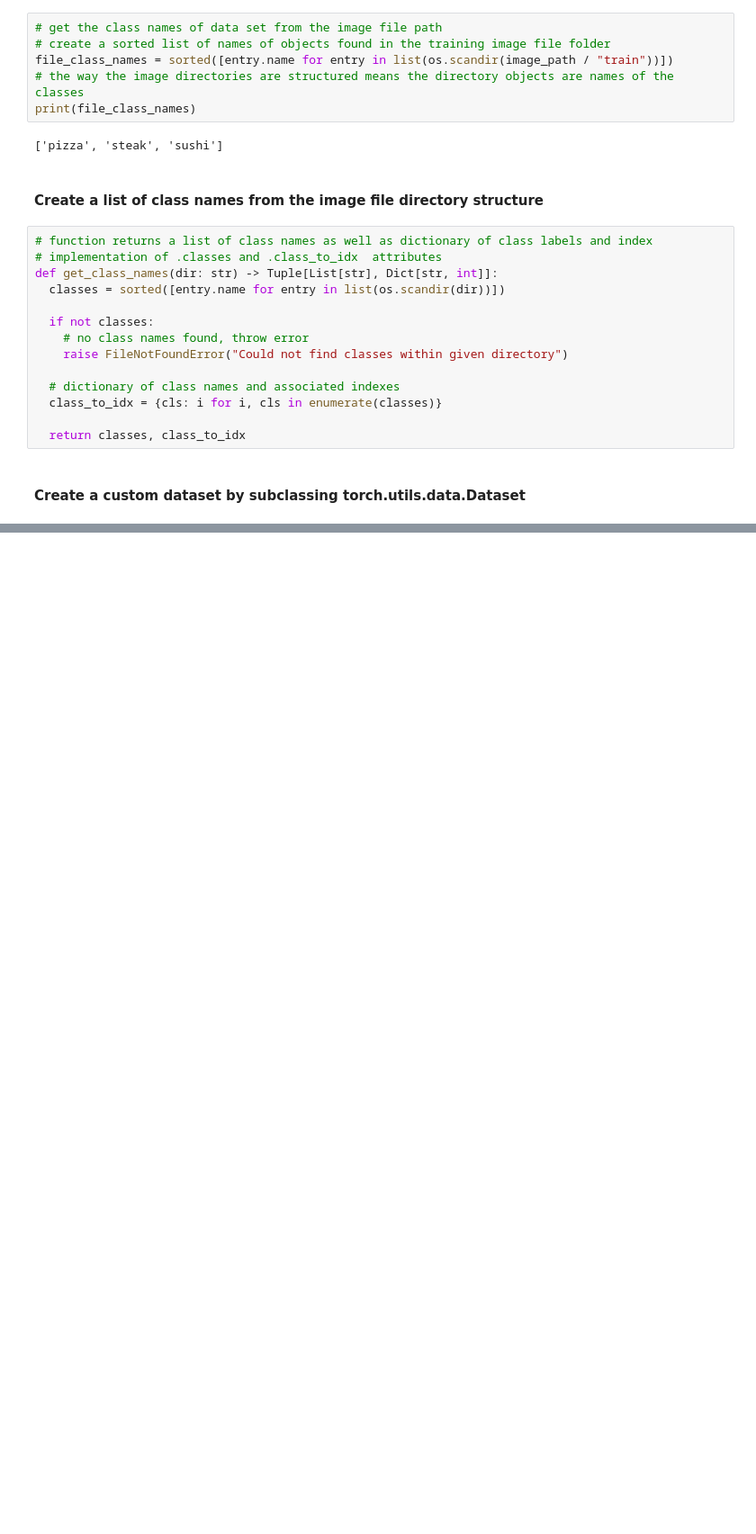
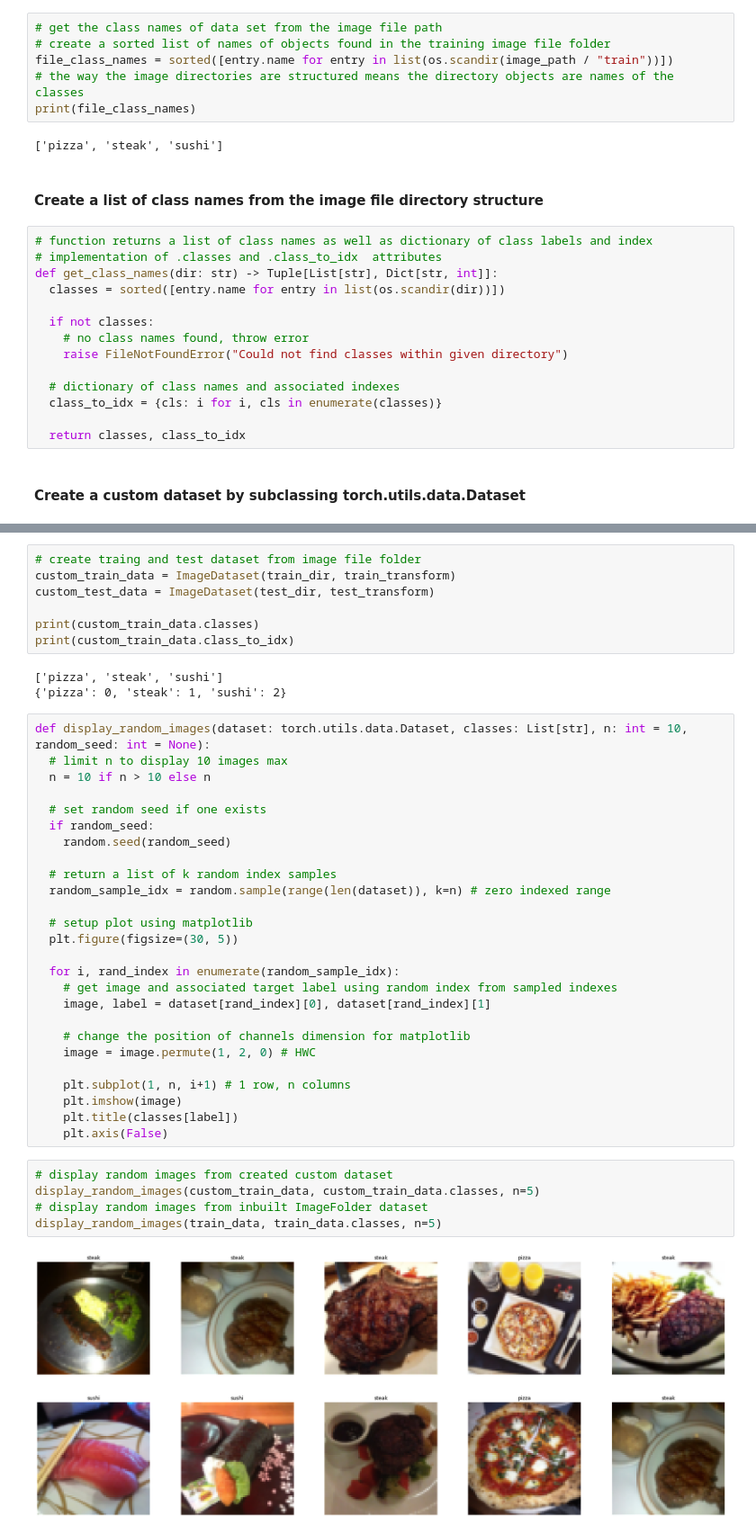
Before and after one commit to torrhen/pytorch_miscellaneous, a Jupyter notebook: 04_pytorch_custom_datasets.ipynb, the cells around one changed output, grey strips where cells are left out. Shown at 90% size. Saved outputs shown, nothing was run; the diff lists cells and outputs as text; blank space fills up the shorter version.

```diff
--- a/04_pytorch_custom_datasets.ipynb
+++ b/04_pytorch_custom_datasets.ipynb
@@ -246,0 +285,44 @@ class ImageDataset(Dataset):
+# %%
+# create traing and test dataset from image file folder
+custom_train_data = ImageDataset(train_dir, train_transform)
+custom_test_data = ImageDataset(test_dir, test_transform)
+
+print(custom_train_data.classes)
+print(custom_train_data.class_to_idx)
+# %% [output]
+['pizza', 'steak', 'sushi']
+{'pizza': 0, 'steak': 1, 'sushi': 2}
+# %%
+def display_random_images(dataset: torch.utils.data.Dataset, classes: List[str], n: int = 10, random_seed: int = None):
+  # limit n to display 10 images max
+  n = 10 if n > 10 else n
+
+  # set random seed if one exists
+  if random_seed:
+    random.seed(random_seed)
+
+  # return a list of k random index samples
+  random_sample_idx = random.sample(range(len(dataset)), k=n) # zero indexed range
+
+  # setup plot using matplotlib
+  plt.figure(figsize=(30, 5))
+
+  for i, rand_index in enumerate(random_sample_idx):
+    # get image and associated target label using random index from sampled indexes
+    image, label = dataset[rand_index][0], dataset[rand_index][1]
+
+    # change the position of channels dimension for matplotlib
+    image = image.permute(1, 2, 0) # HWC
+
+    plt.subplot(1, n, i+1) # 1 row, n columns
+    plt.imshow(image)
+    plt.title(classes[label])
+    plt.axis(False)
+# %%
+# display random images from created custom dataset
+display_random_images(custom_train_data, custom_train_data.classes, n=5)
+# display random images from inbuilt ImageFolder dataset
+display_random_images(train_data, train_data.classes, n=5)
+# %% [output]
+[figure, added]
+[figure, added]
```
Also changed, not shown: parts of 20 cells of this notebook.
